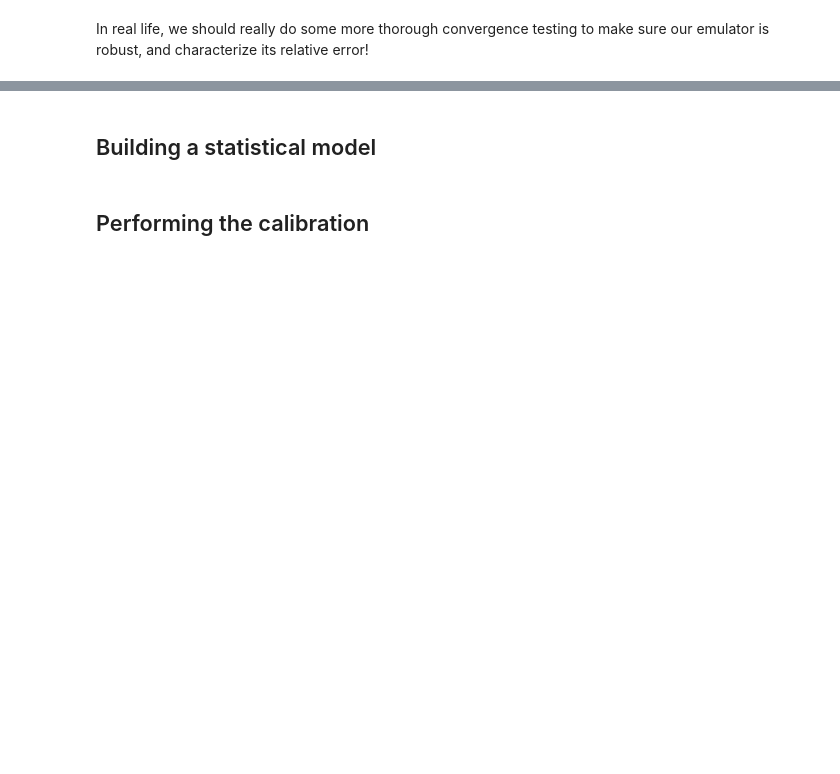
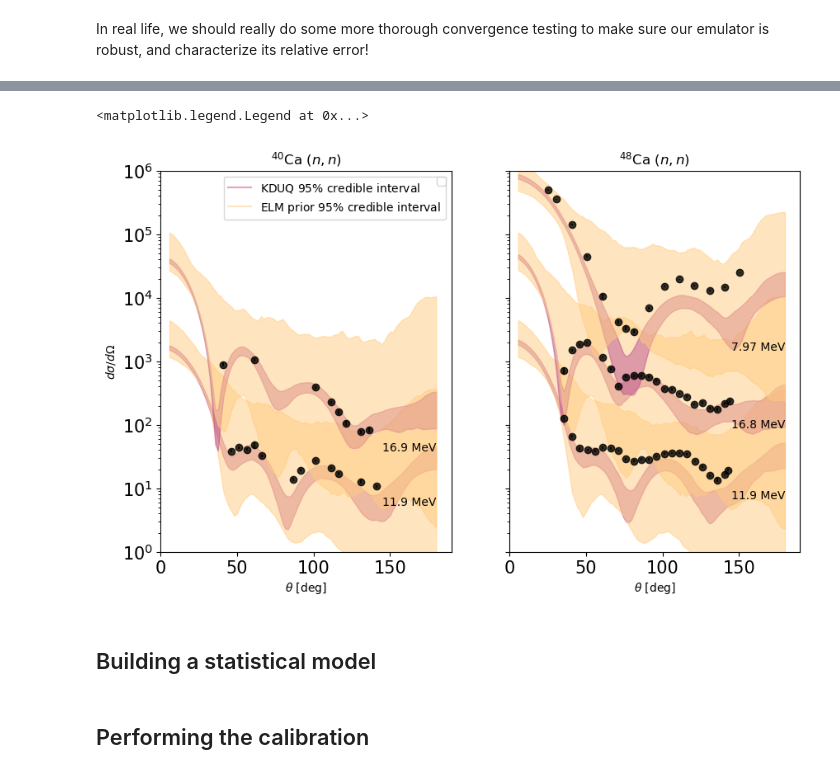
Before and after one commit to ascsn/2024-FRIB-TA-Summer-School, a Jupyter notebook: Bayesian-Reactions/reaction_model_calibration_demo/Bayes_omp_calibration_demo_FRIBTA24.ipynb, the cells around one changed output, grey strips where cells are left out. Saved outputs shown, nothing was run; the diff lists cells and outputs as text; code cells hidden in the pictures; blank space fills up the shorter version.

```diff
--- a/Bayesian-Reactions/reaction_model_calibration_demo/Bayes_omp_calibration_demo_FRIBTA24.ipynb
+++ b/Bayesian-Reactions/reaction_model_calibration_demo/Bayes_omp_calibration_demo_FRIBTA24.ipynb
@@ -630,0 +627,78 @@ In real life, we should really do some more thorough convergence testing to make
+# %%
+fig, (ax1, ax2) = plt.subplots(1, 2, figsize=(10, 6), sharey=True)
+for A, ax in zip(data.keys(), [ax1, ax2]):
+    offset = 1
+    ax.set_title(r"$^{%d}$Ca $(n,n)$" % A)
+    ax.set_xlabel(r"$\theta$ [deg]")
+    ax.set_xlim([0, 190])
+    for experiment in data[A].keys():
+        # plot experiment
+        x, y, dy = (
+            data[A][experiment][:, 0],
+            data[A][experiment][:, 1],
+            data[A][experiment][:, 2],
+        )
+        ax.errorbar(
+            x,
+            offset * y,
+            offset * dy,
+            marker="o",
+            alpha=0.8,
+            linestyle="none",
+            color="k",
+        )
+
+        # plot KDUQ
+        ax.fill_between(
+            angles * 180 / np.pi,
+            offset * kduq_pred_post[A][experiment][0],
+            offset * kduq_pred_post[A][experiment][1],
+            color="#bc5090",
+            alpha=0.5,
+        )
+
+        # evaluate ELM
+        N_samples = 500
+        xs = np.zeros((len(angles), N_samples))
+        total_N = len(prior)
+        for i in tqdm(range(N_samples)):
+            params = el_model_params(*isotope, *prior[i, :])
+            xs[:, i] = emulators[A][experiment].emulate_xs(params, angles=angles).dsdo
+
+        # get a credible interval describing the ELM predictive posterior
+        # for this experiment
+        elm_pred_post[A][experiment] = (
+            np.percentile(xs, 5, axis=1),
+            np.percentile(xs, 95, axis=1),
+        )
+
+        # plot ELM
+        ax.fill_between(
+            angles * 180 / np.pi,
+            offset * elm_pred_post[A][experiment][0],
+            offset * elm_pred_post[A][experiment][1],
+            color="#FFCC80",
+            alpha=0.5,
+        )
+
+
+        # add a label
+        energy = energies[A][experiment]
+        label_loc = (145, offset * np.min(y) / 2)
+        ax.text(*label_loc, f"{energy} MeV")
+
+        offset *= 20
+
+leg_models = [
+    Line2D([0], [0], color="#bc5090", label=r"KDUQ $95\%$ credible interval", alpha=0.5),
+     Line2D([0], [0], color="#FFCC80", label=r"ELM prior $95\%$ credible interval", alpha=0.5),
+]
+leg1 = ax1.legend(handles=leg_models, loc="upper right")
+ax1.add_artist(leg1)
+
+
+plt.ylim([1, 1e6])
+plt.yscale("log")
+ax1.set_ylabel(r"$d\sigma/d\Omega$")
+ax1.legend()
+# %% [output]
@@ -631,3 +706,5 @@ In real life, we should really do some more thorough convergence testing to make
+<matplotlib.legend.Legend at 0x...>
+[figure, added]
 # %% [markdown]
 ## Building a statistical model
 # %%
```
Also changed, not shown: parts of 24 cells of this notebook.
